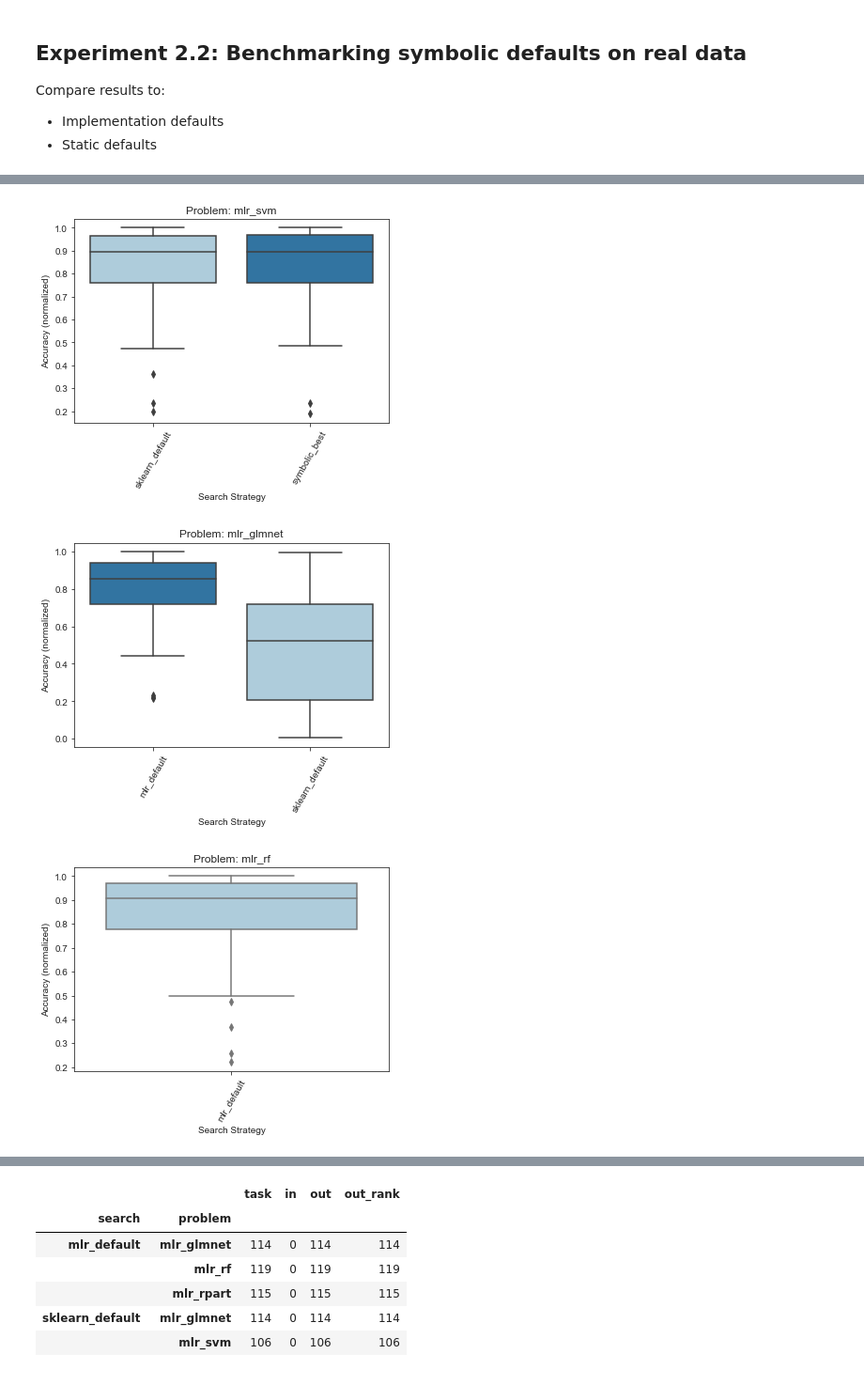
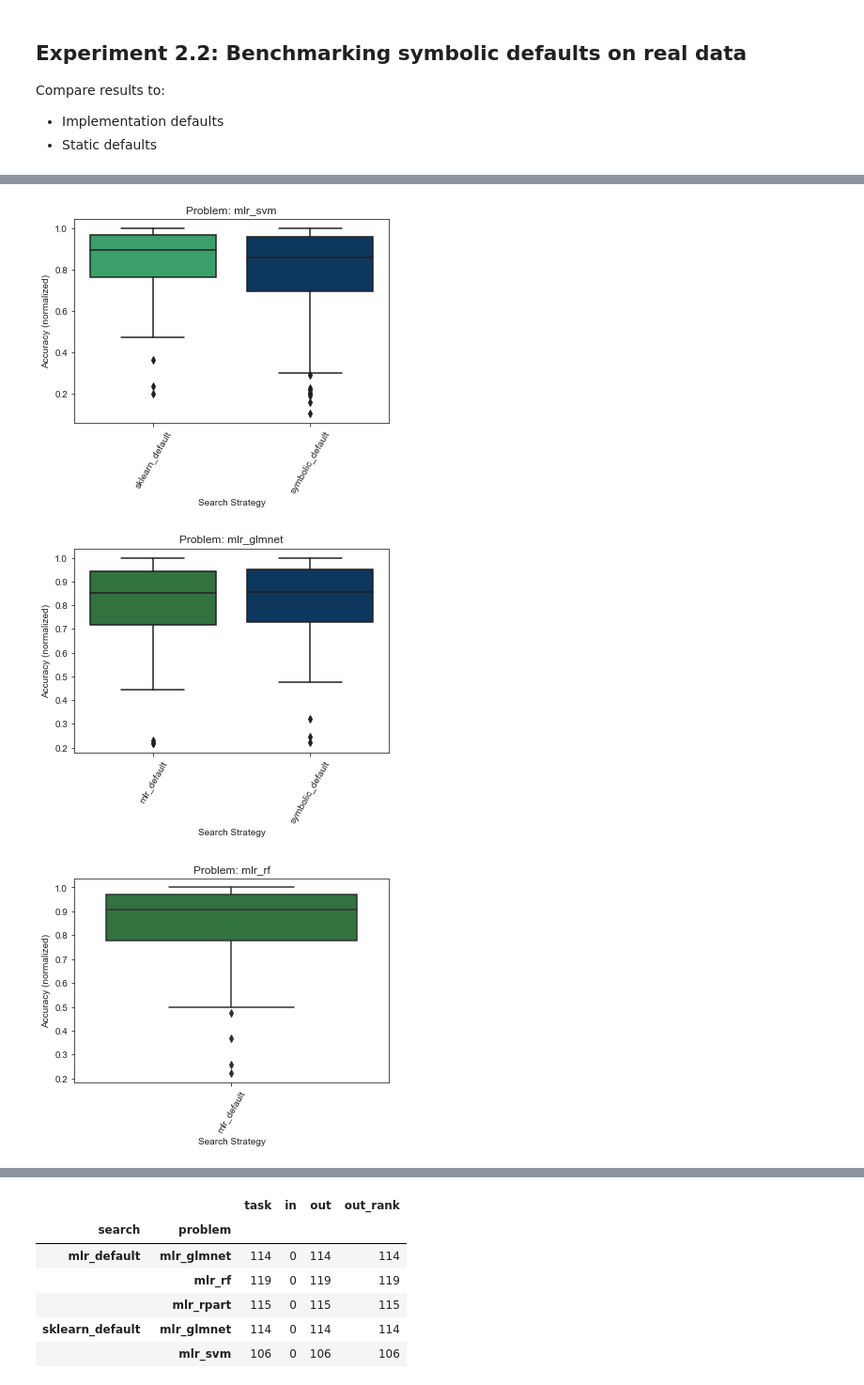
Before and after one commit to PGijsbers/symbolicdefaults, a Jupyter notebook: LogParsing-V3.ipynb, the cells around one changed output, grey strips where cells are left out. Shown at 94% size. Drawn from its saved outputs; the diff is of its cells as text; code cells hidden in the pictures.

```diff
--- a/LogParsing-V3.ipynb
+++ b/LogParsing-V3.ipynb
@@ -594,8 +594,8 @@ for problem in aggsrdf.problem.unique():
         grid.ax_joint.set_ylabel(*y)
         plt.title(problem)
         plt.plot([0.,1.], [0.,1.], "b-", linewidth = 2, color = "red")
-        plt.plot([0.,1.], [0.05,1.05], "b-", linewidth = .5, color = "orange")
-        plt.plot([0.,1.], [-0.05,.95], "b-", linewidth = .5, color = "orange")
+        #plt.plot([0.,1.], [0.05,1.05], "b-", linewidth = .5, color = "orange")
+        #plt.plot([0.,1.], [-0.05,.95], "b-", linewidth = .5, color = "orange")
         plt.savefig(f"figures/scatter_vs_constants_surrogates_{problem}.png", bbox_inches='tight', pad_inches=.1)
         plt.show()
 # %% [output]
@@ -673,6 +673,8 @@ if orange_imported:
             names = data["search"].values
             avg_ranks = data["out_rank"].values
             cd = Orange.evaluation.compute_CD(avg_ranks, n_tasks)
+            if tst[1] > 0.05:
+                cd=None
             Orange.evaluation.graph_ranks(avg_ranks, names, cd=cd, width=6, textspace=1.5, filename = f"figures/cd_surrogates_{problem}.png", bbox_inches='tight',)
             plt.title(problem)
             plt.savefig(f"figures/cd_surrogates_{problem}.png", bbox_inches='tight', pad_inches=.1)
@@ -698,18 +689,33 @@ xgboost : FriedmanchisquareResult(statistic=473907.448275862, pvalue=0.0)
 Compare results to:
 - Implementation defaults
 - Static defaults
+# %%
+# Collect real data evaluations: Implementation defaults
+cols = ["task", "problem", "search", "in", "out"]
+
+real_baseline = pd.DataFrame([])
+for problem in problems:
+    file = f"data/mlr_{problem}_real_data_baselines_results.csv"
+    if os.path.isfile(file):
+        rbdf = pd.read_csv(file).rename(columns={"default":"search", "str":"expression", "problem_name": "problem", "mmce.test.mean":"out"})
+        rbdf["in"] = np.nan
+        rbdf["out"] = 1 - rbdf["out"] # Compute accuracy from mmce
+        if problem == "glmnet":
+            rbdf = rbdf[rbdf.search == "mlr_default"]
+        if problem == "svm":
+            rbdf = rbdf[rbdf.search == "sklearn_default"]
+        real_baseline = real_baseline.append(rbdf[cols])
 # %%
-# Collect real data evaluations: Implementation defaults
+# Collect real data evaluations: Symbolic defaults
 cols = ["task", "problem", "search", "in", "out"]
-
-real_baseline = pd.DataFrame([])
 for problem in problems:
-    file = f"data/mlr_{problem}_real_data_baselines_results.csv"
+    file = f"data/mlr_{problem}_real_data_symbolic_results.csv"
     if os.path.isfile(file):
         rbdf = pd.read_csv(file).rename(columns={"default":"search", "str":"expression", "problem_name": "problem", "mmce.test.mean":"out"})
         rbdf["in"] = np.nan
         rbdf["out"] = 1 - rbdf["out"] # Compute accuracy from mmce
         real_baseline = real_baseline.append(rbdf[cols])
 
+
 real_baseline.sort_values(["problem", "task"]).groupby(["search", "problem"])["out"].mean()
 # %% [output]
@@ -724,19 +730,21 @@ symbolic_best    mlr_svm        0.844961
 Name: out, dtype: float64
 # %%
+order  = ["mlr_default",   "sklearn_default",  "symbolic_default", "constant_default"]+["rs_"+str(x) for x in [2, 4, 8,16,32]]
+colors = ["darkish green", "jade green",       "marine blue" , "dusty purple"  ]
+colors = sns.xkcd_palette(colors) + sns.light_palette("orange", 5)[1:] + sns.xkcd_palette(["vermillion"])
+color_dict = dict(zip(order, colors))
+
 for problem in real_baseline.problem.unique():
     rbdf = real_baseline[real_baseline["problem"] == problem]
     if len(rbdf):
-        colors = sns.color_palette("Paired", rbdf.search.nunique())
-        color_dict = dict(zip(rbdf.search.unique(), colors))
-        order = ["mlr_default", "sklearn_default", "symbolic_best", "mupluslambda", "constants_only"]+["rs_"+str(x) for x in [2, 4, 8,16,32]]
-        order = [x for x in order if x in rbdf.search.values]
-        p = sns.boxplot(data=rbdf, x="search", y="out", palette = color_dict, order=order)
+        porder = [x for x in order if x in rbdf.search.values]
+        p = sns.boxplot(data=rbdf, x="search", y="out", order=porder, palette=color_dict)
         p.set_xticklabels(p.get_xticklabels(), rotation=60)
         p.set(ylabel='Accuracy (normalized)', xlabel='Search Strategy')
         p.set_title(f'Problem: {problem}')
         plt.savefig(f"figures/boxplots_realdata_{problem}.png", bbox_inches='tight', pad_inches=.1)
         plt.show()
 # %% [output]
-[figure, old version]
+[figure, new version]
-[figure, old version]
+[figure, new version]
-[figure, old version]
+[figure, new version]
```
Also changed, not shown: parts of 5 cells of this notebook.
